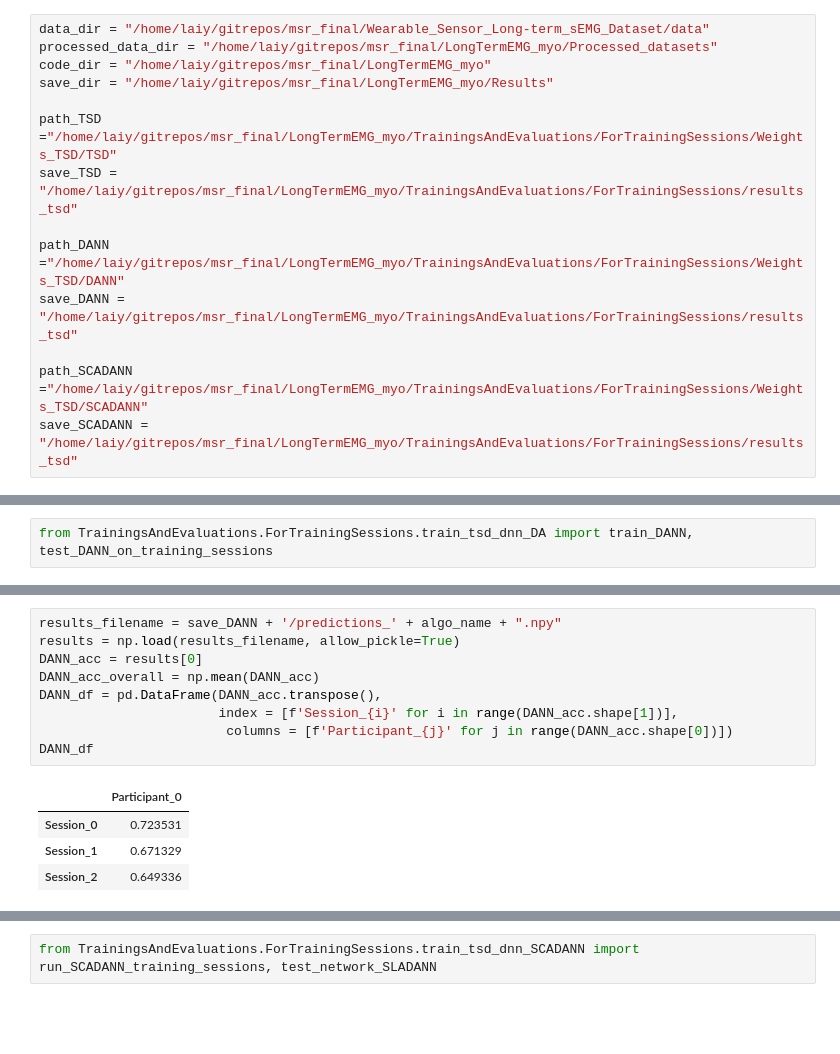
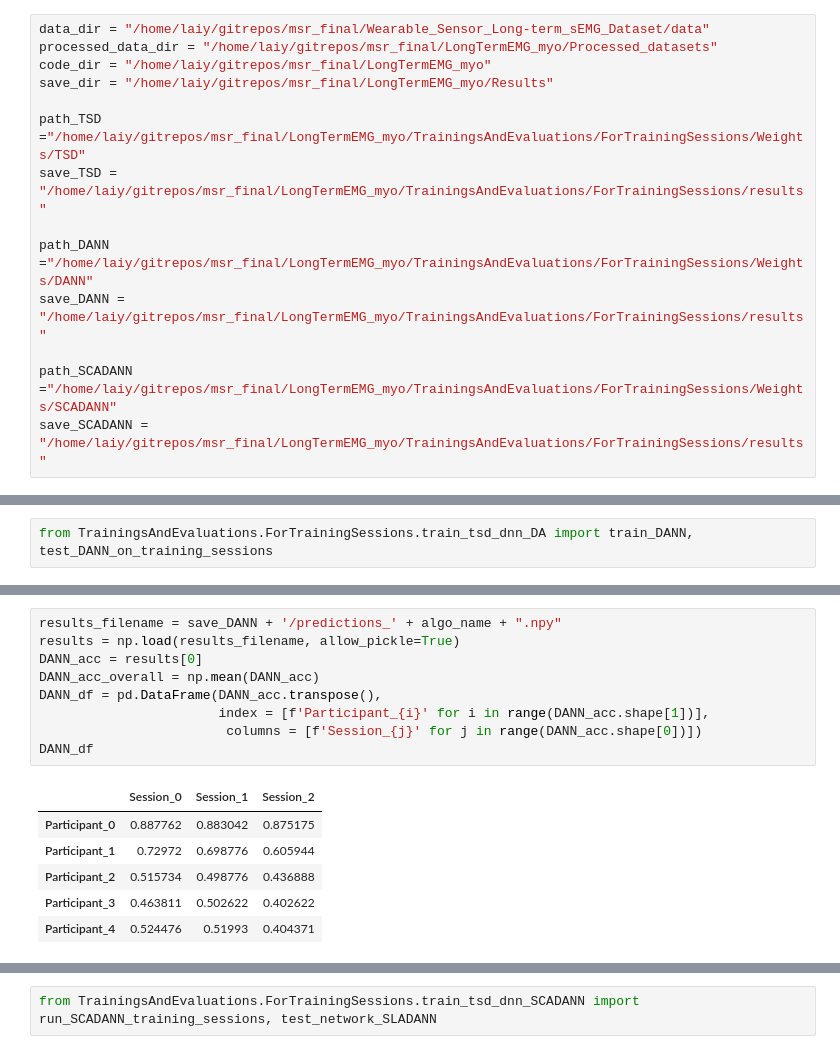
Before and after one commit to aonai/long_term_myo_notes, a Jupyter notebook: test_code/myo_result_across_sub.ipynb, the cells around one changed output, grey strips where cells are left out. Drawn from its saved outputs; the diff is of its cells as text; blank space fills up the shorter version.

```diff
--- a/test_code/myo_result_across_sub.ipynb
+++ b/test_code/myo_result_across_sub.ipynb
@@ -17,12 +34,12 @@ processed_data_dir = "/home/laiy/gitrepos/msr_final/LongTermEMG_myo/Processed_da
 code_dir = "/home/laiy/gitrepos/msr_final/LongTermEMG_myo"
 save_dir = "/home/laiy/gitrepos/msr_final/LongTermEMG_myo/Results"
 
-path_TSD ="/home/laiy/gitrepos/msr_final/LongTermEMG_myo/TrainingsAndEvaluations/ForTrainingSessions/Weights_TSD/TSD"
-save_TSD = "/home/laiy/gitrepos/msr_final/LongTermEMG_myo/TrainingsAndEvaluations/ForTrainingSessions/results_tsd"
+path_TSD ="/home/laiy/gitrepos/msr_final/LongTermEMG_myo/TrainingsAndEvaluations/ForTrainingSessions/Weights/TSD"
+save_TSD = "/home/laiy/gitrepos/msr_final/LongTermEMG_myo/TrainingsAndEvaluations/ForTrainingSessions/results"
 
-path_DANN ="/home/laiy/gitrepos/msr_final/LongTermEMG_myo/TrainingsAndEvaluations/ForTrainingSessions/Weights_TSD/DANN"
-save_DANN = "/home/laiy/gitrepos/msr_final/LongTermEMG_myo/TrainingsAndEvaluations/ForTrainingSessions/results_tsd"
+path_DANN ="/home/laiy/gitrepos/msr_final/LongTermEMG_myo/TrainingsAndEvaluations/ForTrainingSessions/Weights/DANN"
+save_DANN = "/home/laiy/gitrepos/msr_final/LongTermEMG_myo/TrainingsAndEvaluations/ForTrainingSessions/results"
 
-path_SCADANN ="/home/laiy/gitrepos/msr_final/LongTermEMG_myo/TrainingsAndEvaluations/ForTrainingSessions/Weights_TSD/SCADANN"
-save_SCADANN = "/home/laiy/gitrepos/msr_final/LongTermEMG_myo/TrainingsAndEvaluations/ForTrainingSessions/results_tsd"
+path_SCADANN ="/home/laiy/gitrepos/msr_final/LongTermEMG_myo/TrainingsAndEvaluations/ForTrainingSessions/Weights/SCADANN"
+save_SCADANN = "/home/laiy/gitrepos/msr_final/LongTermEMG_myo/TrainingsAndEvaluations/ForTrainingSessions/results"
 # %%
@@ -187,17 +199,19 @@ OVERALL ACCURACY: 0.6813986013986014
 # %%
 results_filename = save_DANN + '/predictions_' + algo_name + ".npy"
 results = np.load(results_filename, allow_pickle=True)
 DANN_acc = results[0]
 DANN_acc_overall = np.mean(DANN_acc)
 DANN_df = pd.DataFrame(DANN_acc.transpose(),
-                       index = [f'Session_{i}' for i in range(DANN_acc.shape[1])],
-                        columns = [f'Participant_{j}' for j in range(DANN_acc.shape[0])])
+                       index = [f'Participant_{i}' for i in range(DANN_acc.shape[1])],
+                        columns = [f'Session_{j}' for j in range(DANN_acc.shape[0])])
 DANN_df
 # %% [output]
-|  | Participant_0 |
-| Session_0 | 0.723531 |
-| Session_1 | 0.671329 |
-| Session_2 | 0.649336 |
+|  | Session_0 | Session_1 | Session_2 |
+| Participant_0 | 0.887762 | 0.883042 | 0.875175 |
+| Participant_1 | 0.72972 | 0.698776 | 0.605944 |
+| Participant_2 | 0.515734 | 0.498776 | 0.436888 |
+| Participant_3 | 0.463811 | 0.502622 | 0.402622 |
+| Participant_4 | 0.524476 | 0.51993 | 0.404371 |
 # %%
 DANN_df.transpose().plot.bar(rot=0, figsize=(10,5))
 plt.title("DANN Accuracies")
```
Also changed, not shown: parts of 31 cells of this notebook.
